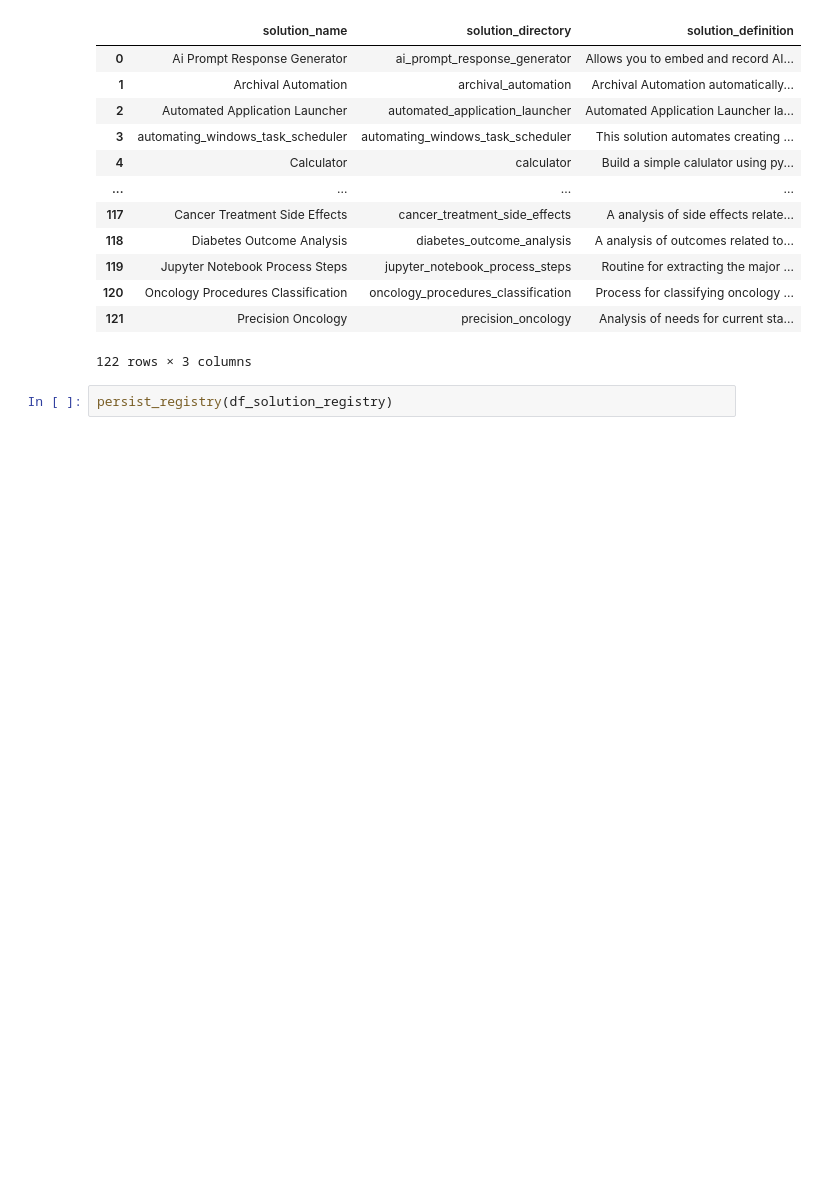
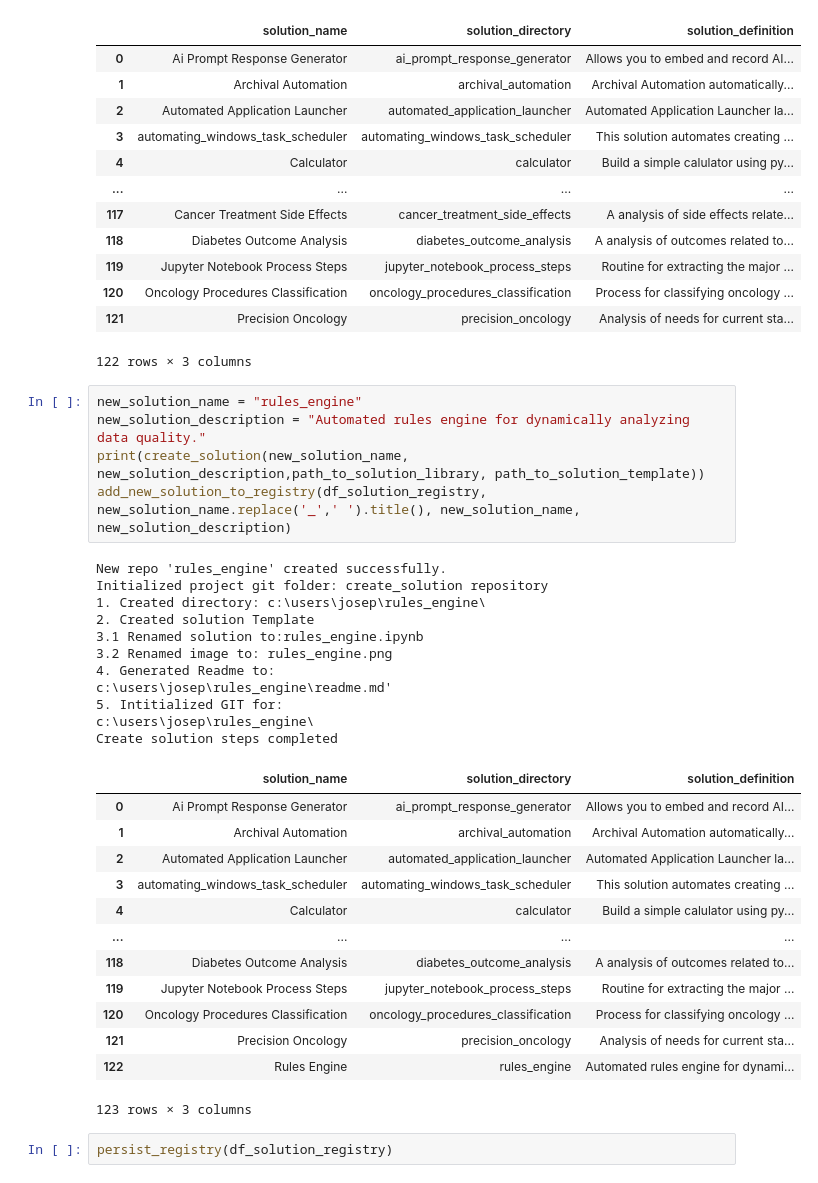
Before and after one commit to JoeEberle/create_solution, a Jupyter notebook: create_solution.ipynb, the cells around one changed output. Saved outputs shown, nothing was run; the diff lists cells and outputs as text; blank space fills up the shorter version.

Commit message:
Automated 2024-04-26 commit

```diff
--- a/create_solution.ipynb
+++ b/create_solution.ipynb
@@ -608,6 +608,36 @@ Create solution steps completed
 | 120 | Oncology Procedures Classification | oncology_procedures_classification | Process for classifying oncology ... |
 | 121 | Precision Oncology | precision_oncology | Analysis of needs for current sta... |
 122 rows × 3 columns
+# %%
+new_solution_name = "rules_engine"
+new_solution_description = "Automated rules engine for dynamically analyzing data quality."
+print(create_solution(new_solution_name, new_solution_description,path_to_solution_library, path_to_solution_template))
+add_new_solution_to_registry(df_solution_registry, new_solution_name.replace('_',' ').title(), new_solution_name, new_solution_description)
+# %% [output]
+New repo 'rules_engine' created successfully.
+Initialized project git folder: create_solution repository
+1. Created directory: c:\users\josep\rules_engine\
+2. Created solution Template
+3.1 Renamed solution to:rules_engine.ipynb
+3.2 Renamed image to: rules_engine.png
+4. Generated Readme to:
+c:\users\josep\rules_engine\readme.md'
+5. Intitialized GIT for:
+c:\users\josep\rules_engine\
+Create solution steps completed
+|  | solution_name | solution_directory | solution_definition |
+| 0 | Ai Prompt Response Generator | ai_prompt_response_generator | Allows you to embed and record AI... |
+| 1 | Archival Automation | archival_automation | Archival Automation automatically... |
+| 2 | Automated Application Launcher | automated_application_launcher | Automated Application Launcher la... |
+| 3 | automating_windows_task_scheduler | automating_windows_task_scheduler | This solution automates creating ... |
+| 4 | Calculator | calculator | Build a simple calulator using py... |
+| ... | ... | ... | ... |
+| 118 | Diabetes Outcome Analysis | diabetes_outcome_analysis | A analysis of outcomes related to... |
+| 119 | Jupyter Notebook Process Steps | jupyter_notebook_process_steps | Routine for extracting the major ... |
+| 120 | Oncology Procedures Classification | oncology_procedures_classification | Process for classifying oncology ... |
+| 121 | Precision Oncology | precision_oncology | Analysis of needs for current sta... |
+| 122 | Rules Engine | rules_engine | Automated rules engine for dynami... |
+123 rows × 3 columns
 # %%
 persist_registry(df_solution_registry)
 # %% [output]
```
